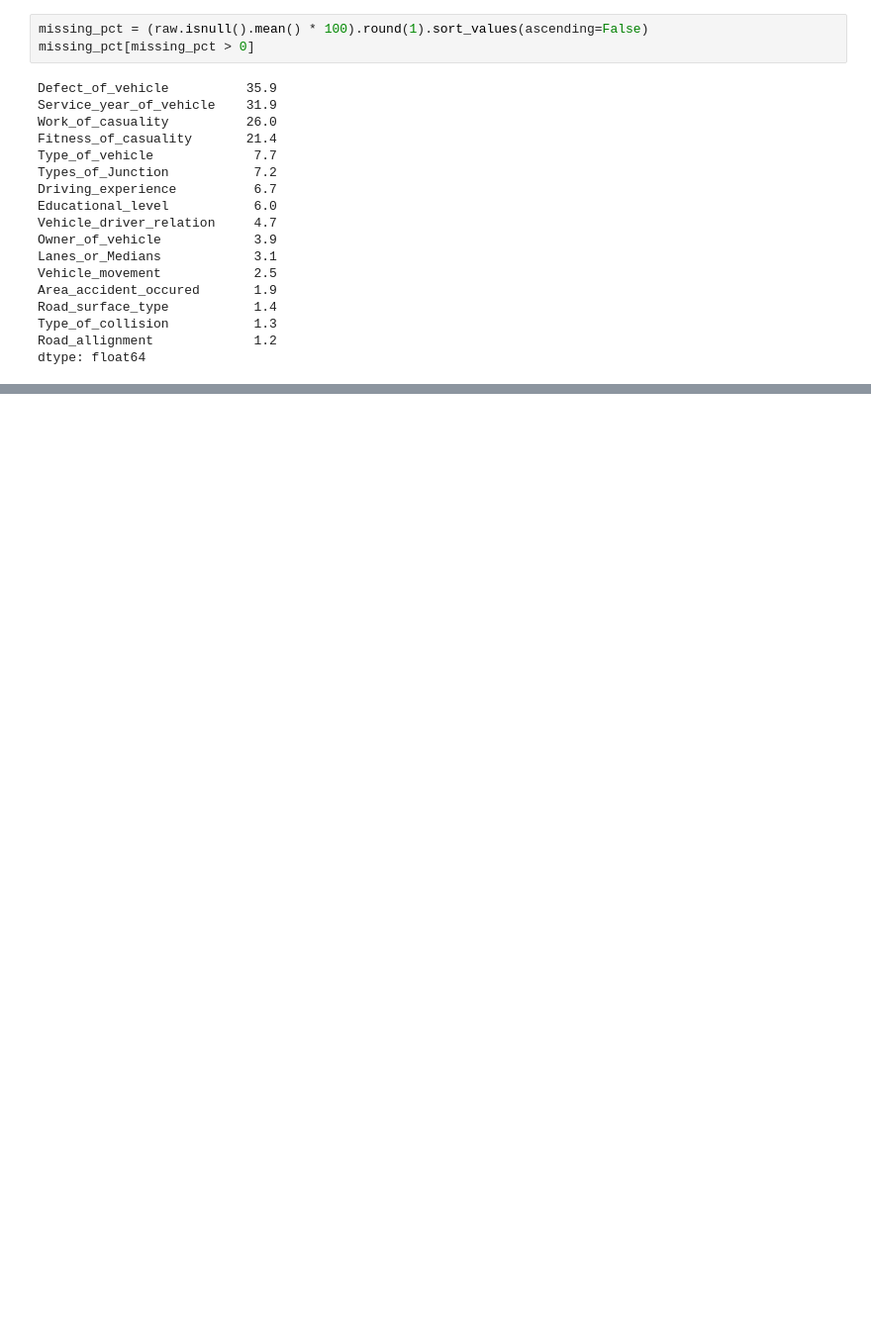
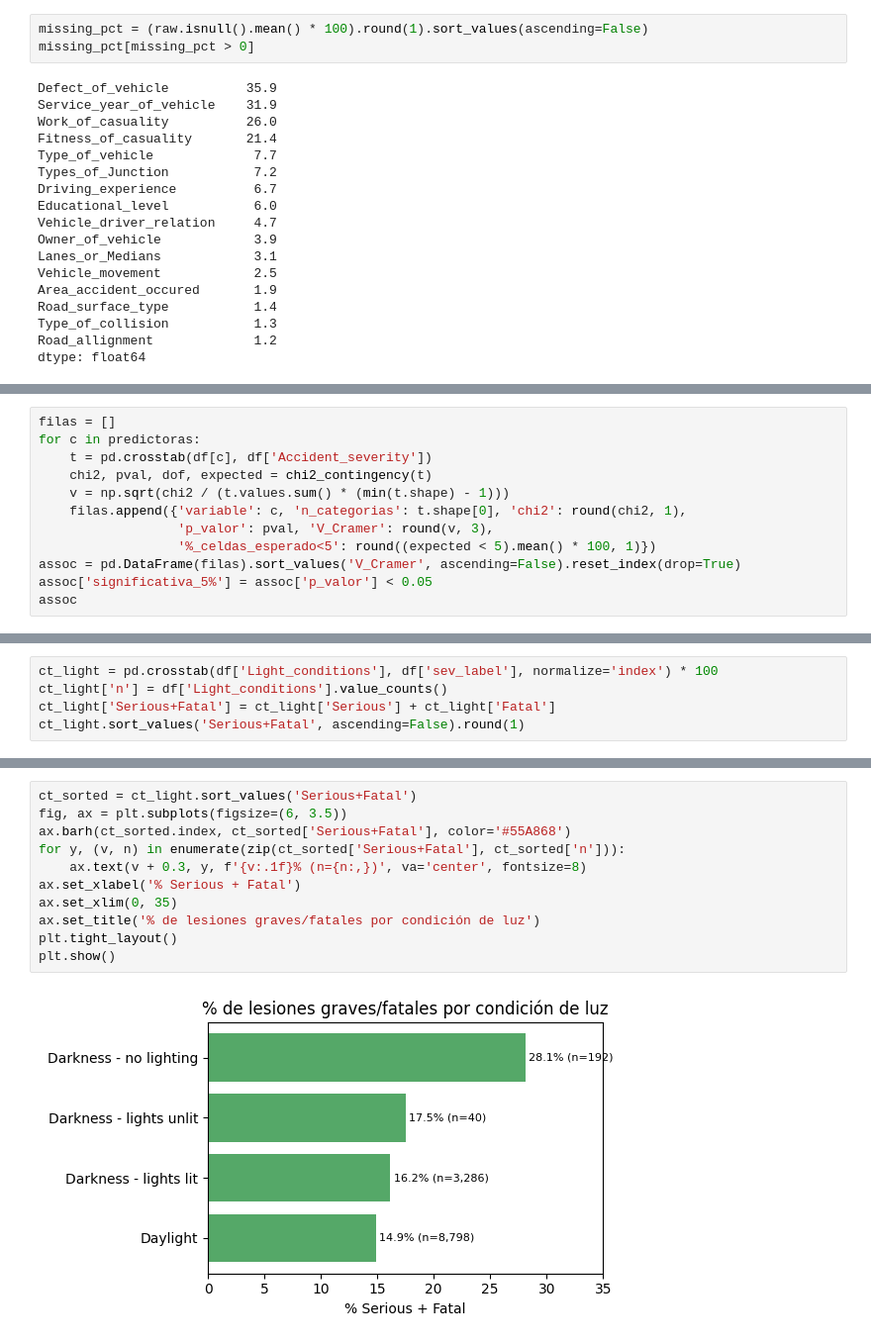
Before and after one commit to SantiagoAlvP/Short-Paper_Entrega_2, a Jupyter notebook: data_s5_eda.ipynb, the cells around one changed output, grey strips where cells are left out. Shown at 99% size. Cells and saved outputs as stored; diff of their text form; blank space fills up the shorter version.

```diff
--- a/data_s5_eda.ipynb
+++ b/data_s5_eda.ipynb
@@ -218,0 +372,12 @@ El dataset tiene tamaño y calidad suficientes (tras la depuración) para plante
+# %%
+filas = []
+for c in predictoras:
+    t = pd.crosstab(df[c], df['Accident_severity'])
+    chi2, pval, dof, expected = chi2_contingency(t)
+    v = np.sqrt(chi2 / (t.values.sum() * (min(t.shape) - 1)))
+    filas.append({'variable': c, 'n_categorias': t.shape[0], 'chi2': round(chi2, 1),
+                  'p_valor': pval, 'V_Cramer': round(v, 3),
+                  '%_celdas_esperado<5': round((expected < 5).mean() * 100, 1)})
+assoc = pd.DataFrame(filas).sort_values('V_Cramer', ascending=False).reset_index(drop=True)
+assoc['significativa_5%'] = assoc['p_valor'] < 0.05
+assoc
@@ -218,0 +444,5 @@ El dataset tiene tamaño y calidad suficientes (tras la depuración) para plante
+# %%
+ct_light = pd.crosstab(df['Light_conditions'], df['sev_label'], normalize='index') * 100
+ct_light['n'] = df['Light_conditions'].value_counts()
+ct_light['Serious+Fatal'] = ct_light['Serious'] + ct_light['Fatal']
+ct_light.sort_values('Serious+Fatal', ascending=False).round(1)
@@ -218,0 +468,13 @@ El dataset tiene tamaño y calidad suficientes (tras la depuración) para plante
+# %%
+ct_sorted = ct_light.sort_values('Serious+Fatal')
+fig, ax = plt.subplots(figsize=(6, 3.5))
+ax.barh(ct_sorted.index, ct_sorted['Serious+Fatal'], color='#55A868')
+for y, (v, n) in enumerate(zip(ct_sorted['Serious+Fatal'], ct_sorted['n'])):
+    ax.text(v + 0.3, y, f'{v:.1f}% (n={n:,})', va='center', fontsize=8)
+ax.set_xlabel('% Serious + Fatal')
+ax.set_xlim(0, 35)
+ax.set_title('% de lesiones graves/fatales por condición de luz')
+plt.tight_layout()
+plt.show()
+# %% [output]
+[figure, added]
```
Also changed, not shown: parts of 79 cells of this notebook, 14 other files.
